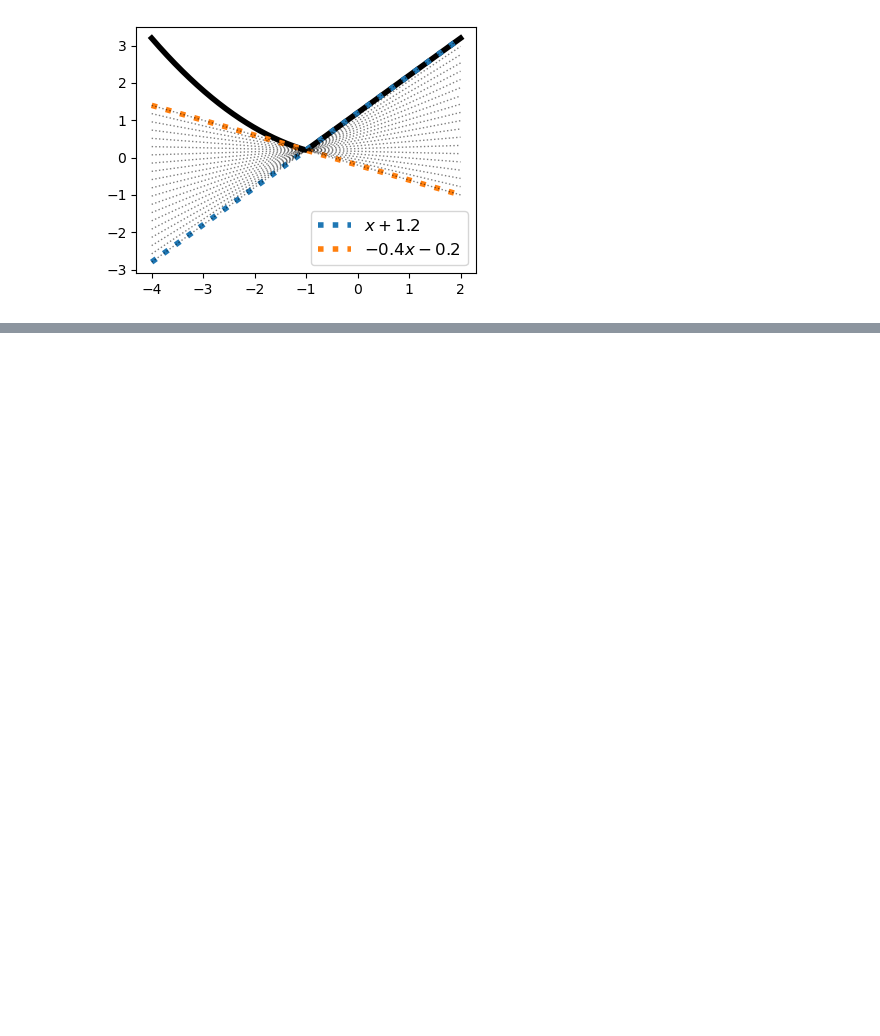
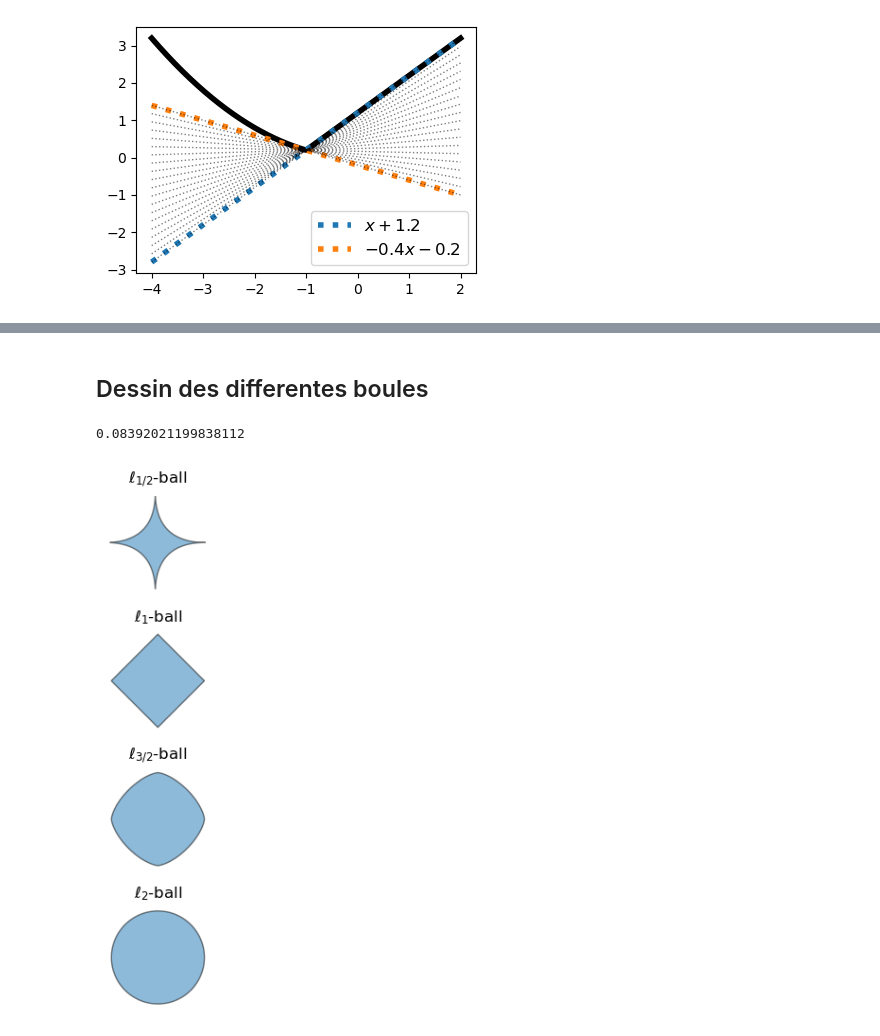
Before and after one commit to stephanegaiffas/statistics, a Jupyter notebook: assets/plots-chapter-lasso.ipynb, the cells around one changed output, grey strips where cells are left out. Saved outputs shown, nothing was run; the diff lists cells and outputs as text; code cells hidden in the pictures; blank space fills up the shorter version.

```diff
--- a/assets/plots-chapter-lasso.ipynb
+++ b/assets/plots-chapter-lasso.ipynb
@@ -95,0 +160,2 @@ plt.savefig("subdifferential.pdf")
+# %% [markdown]
+## Dessin des differentes boules
@@ -95,0 +164,35 @@ plt.savefig("subdifferential.pdf")
+# %%
+x0
+# %% [output]
+0.08392021199838112
+# %%
+plt.figure(figsize=(2, 6))
+
+n = 1000
+alpha = np.linspace(0, 2 * np.pi, n, endpoint=True)
+
+x = np.cos(alpha)
+y = np.sin(alpha)
+
+vecs = np.array([x,y])
+ps = [0.5, 1, 3/2, 2]
+n_plots = len(ps)
+names = ["1/2", "1", "3/2", "2"]
+
+for i, (p, name) in enumerate(zip(ps, names)):
+
+    plt.subplot(n_plots, 1, i+1)
+    norms = np.sum(np.abs(vecs)**p, axis=0)**(1/p)
+    norm_vecs = vecs / norms
+
+    plt.gca().set_aspect("equal")
+    plt.fill(norm_vecs[0], norm_vecs[1], linewidth=1,
+             edgecolor="black", alpha=0.5)
+
+    plt.title(r"$\ell_{%s}$-ball" % name, fontsize=12)
+    plt.axis("off")
+
+plt.tight_layout()
+plt.savefig("balls.pdf")
+# %% [output]
+[figure, added]
```
Also changed, not shown: parts of 5 cells of this notebook, 18 other files.
